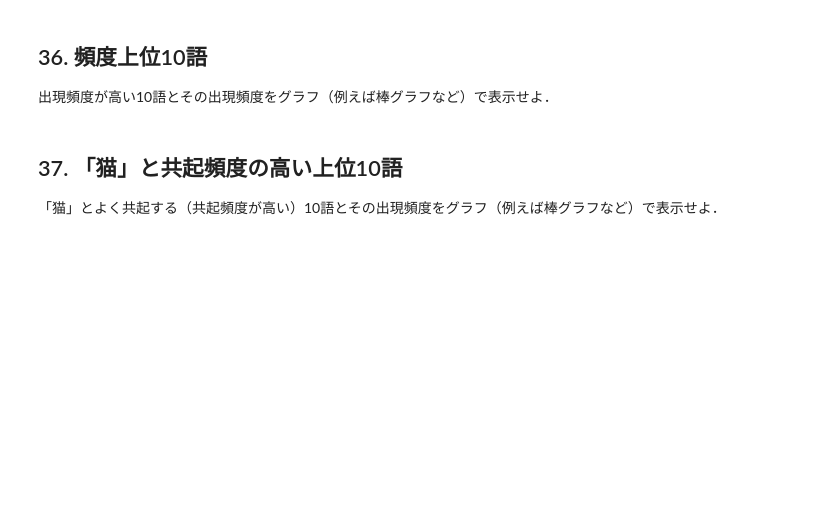
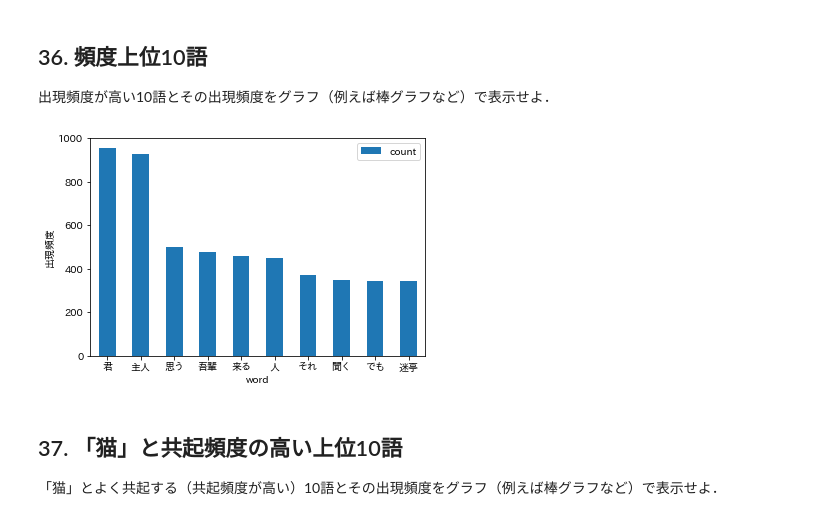
Before and after one commit to tstomoki/nlp100, a Jupyter notebook: 第4章 形態素解析/第4章 形態素解析.ipynb, the cells around one changed output. Cells and saved outputs as stored; diff of their text form; code cells hidden in the pictures; blank space fills up the shorter version.

```diff
--- a/第4章 形態素解析/第4章 形態素解析.ipynb
+++ b/第4章 形態素解析/第4章 形態素解析.ipynb
@@ -102,3 +187,27 @@ result_list
 # %% [markdown]
 ## 35. 単語の出現頻度
 文章中に出現する単語とその出現頻度を求め，出現頻度の高い順に並べよ．
+# %%
+#  句点等が出てきても面白くないので除外する
+stop_words = {
+    'の', '。', '、', 'て', 'は', 'に', 'を', 'だ', 'と', 'が', 'た', 'する', '「',
+    '」', 'ない', 'も', 'ある', 'で', 'から', 'いる', 'か', 'ん', '云う', '事', 'です',
+    'なる', 'ます', 'へ', 'もの' , 'う', 'ぬ', 'よう', '見る', 'ね', 'この', 'ば', '御', 'その', '何',
+       'よ', 'そう', 'れる', '…', 'じゃ', '\u3000', 'これ', 'さ'
+}
+
+word_count = {}
+for w_result in result_generator(result_list):
+    base = w_result['base']
+    if not base:
+        continue
+
+    # stop wordsは除外
+    if base in stop_words:
+        continue
+    word_count.setdefault(base, 0)
+    word_count[base] += 1
+
+display_words = 30
+for word, count in sorted(word_count.items(), key=lambda x: x[1], reverse=True)[:display_words]:
+    print(f'{word}: {count:,}')
@@ -105,6 +232,26 @@ result_list
 # %% [markdown]
 ## 36. 頻度上位10語
 出現頻度が高い10語とその出現頻度をグラフ（例えば棒グラフなど）で表示せよ．
+# %%
+import matplotlib as mpl
+import matplotlib.pyplot as plt
+
+mpl.font_manager._rebuild() #キャッシュの削除
+plt.rcParams['font.family'] = 'IPAexGothic' # インストールしたフォントを指定
+# %%
+import pandas as pd
+
+def draw_word_bars(count_dict, ylim):
+    count_df = pd.DataFrame([{'word': _w, 'count': _c} for _w, _c in count_dict.items()])
+    count_df.sort_values(by='count', ascending=False).head(10).plot(kind='bar', x='word', y='count')
+    plt.ylim(ylim)
+    plt.ylabel('出現頻度')
+    plt.xticks(rotation=0)
+    plt.show()
+
+draw_word_bars(word_count, (0, 1000))
+# %% [output]
+[figure, added]
 # %% [markdown]
 ## 37. 「猫」と共起頻度の高い上位10語
 「猫」とよく共起する（共起頻度が高い）10語とその出現頻度をグラフ（例えば棒グラフなど）で表示せよ．
```
Also changed, not shown: parts of 9 cells of this notebook.
